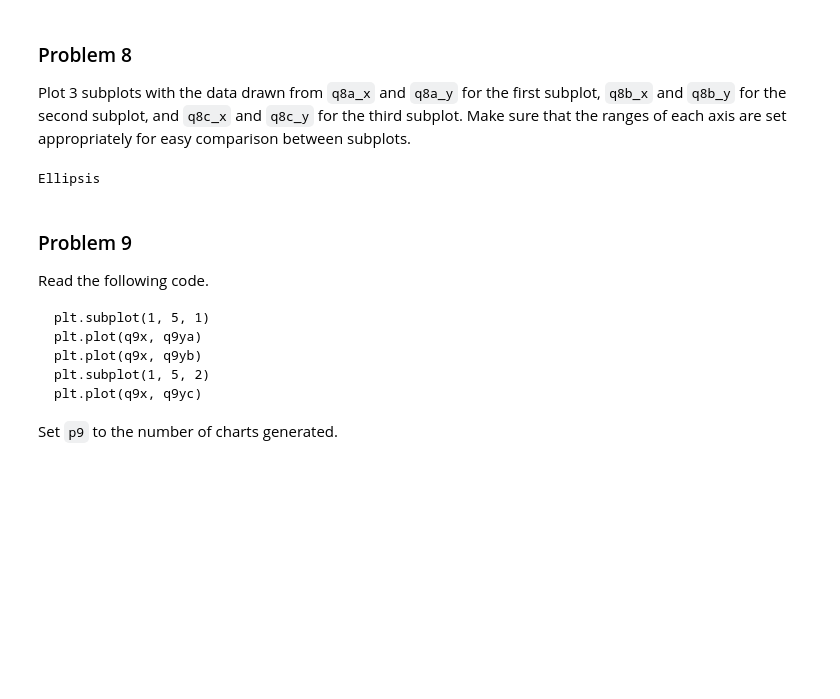
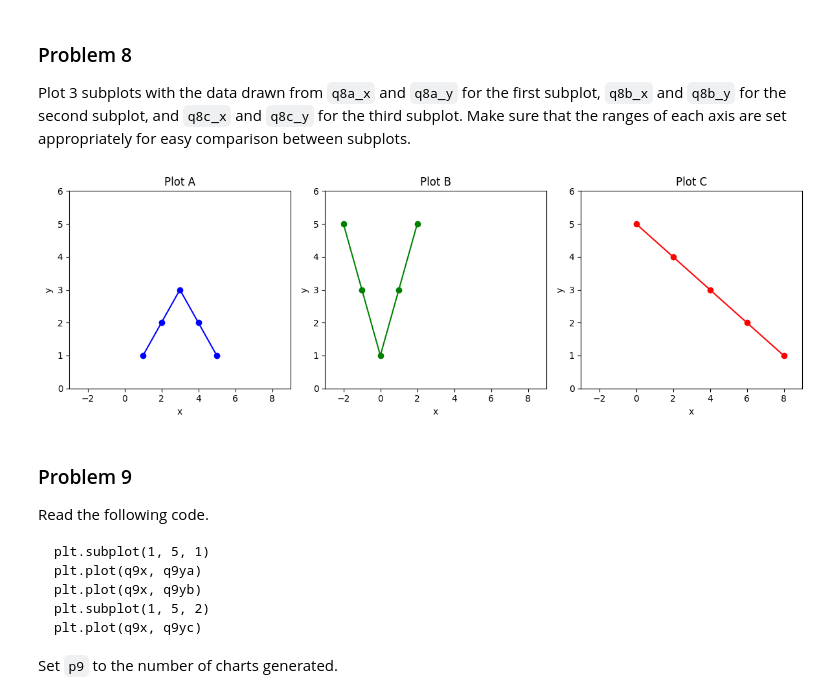
Before and after one commit to JCameronH/dx602-homework-05, a Jupyter notebook: homework.ipynb, the cells around one changed output. Drawn from its saved outputs; the diff is of its cells as text; code cells hidden in the pictures; blank space fills up the shorter version.

```diff
--- a/homework.ipynb
+++ b/homework.ipynb
@@ -270,12 +270,47 @@ q8b_y = [5, 3, 1, 3, 5]
 
 q8c_x = [0, 2, 4, 6, 8]
 q8c_y = [5, 4, 3, 2, 1]
-# %%
-# YOUR CHANGES HERE
-
-...
-# %% [output]
-Ellipsis
+# %%
+# YOUR CHANGES HERE
+import matplotlib.pyplot as plt
+
+
+
+
+plt.figure(figsize=(12, 4))
+
+
+plt.subplot(1, 3, 1)
+plt.plot(q8a_x, q8a_y, marker='o', color='blue')
+plt.title("Plot A")
+plt.xlabel("x")
+plt.ylabel("y")
+plt.xlim(-3, 9)
+plt.ylim(0, 6)
+
+
+plt.subplot(1, 3, 2)
+plt.plot(q8b_x, q8b_y, marker='o', color='green')
+plt.title("Plot B")
+plt.xlabel("x")
+plt.ylabel("y")
+plt.xlim(-3, 9)
+plt.ylim(0, 6)
+
+
+plt.subplot(1, 3, 3)
+plt.plot(q8c_x, q8c_y, marker='o', color='red')
+plt.title("Plot C")
+plt.xlabel("x")
+plt.ylabel("y")
+plt.xlim(-3, 9)
+plt.ylim(0, 6)
+
+
+plt.tight_layout()
+plt.show()
+# %% [output]
+[figure, added]
 # %% [markdown]
 ### Problem 9
 
```
